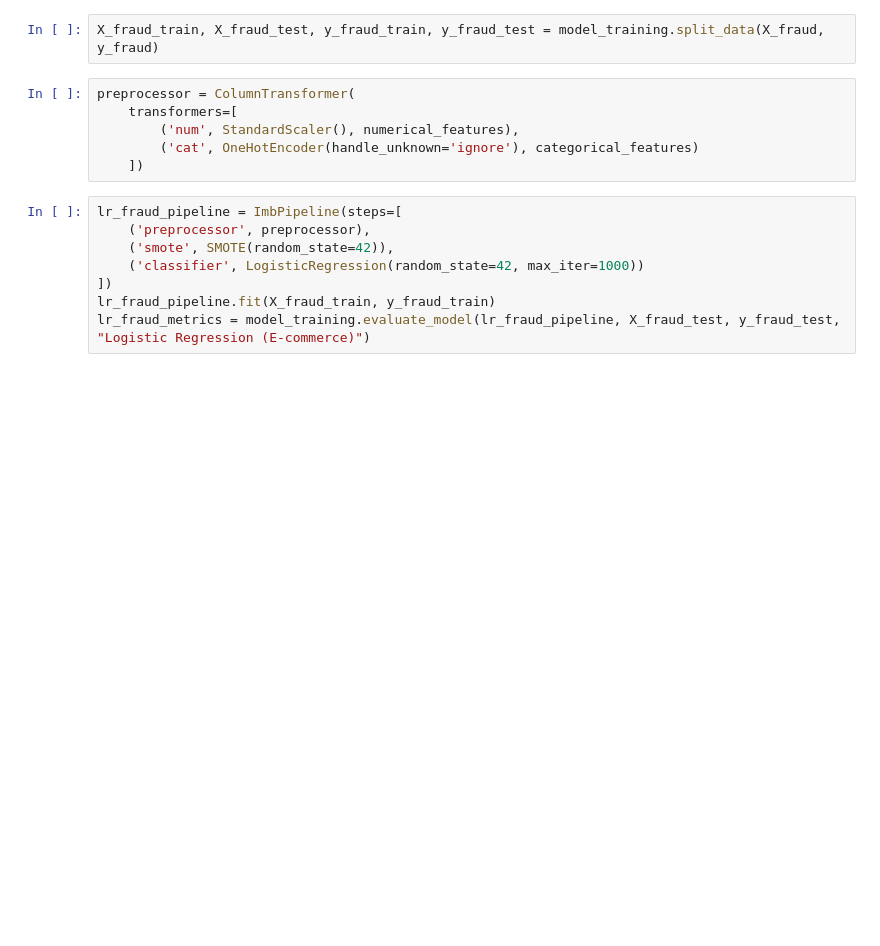
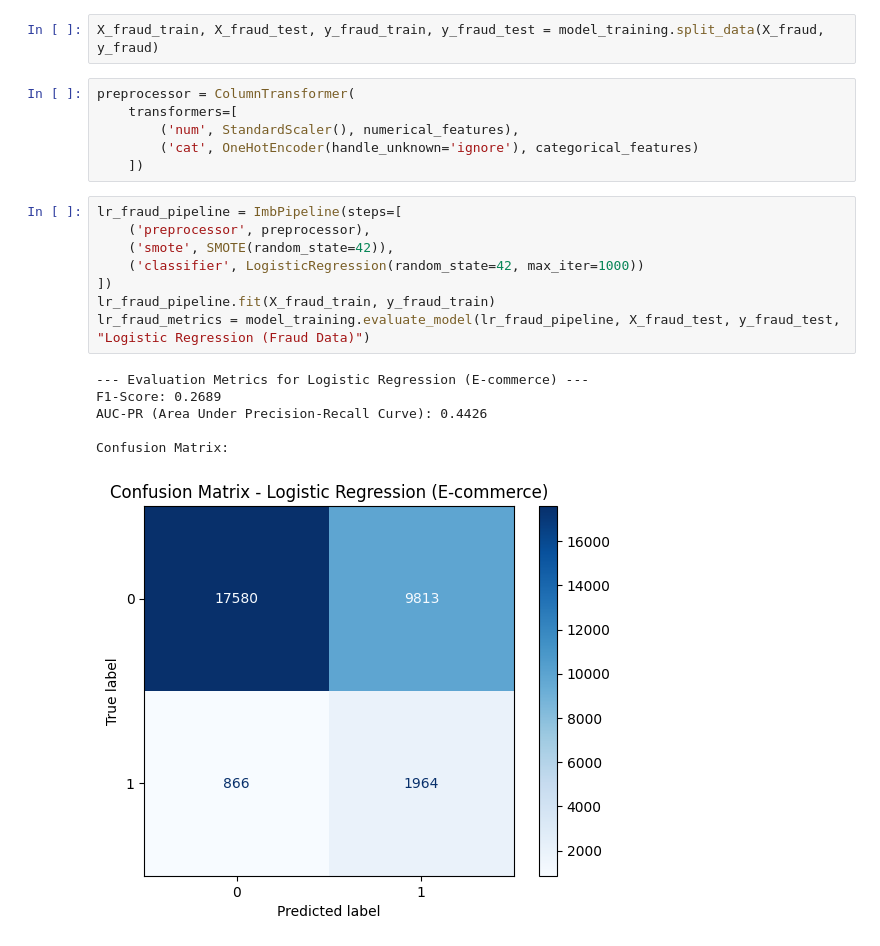
Before and after one commit to b-isry/Adey-fraud-detection, a Jupyter notebook: notebooks/model_training.ipynb, the cells around one changed output. Drawn from its saved outputs; the diff is of its cells as text; blank space fills up the shorter version.

Commit message:
model training

```diff
--- a/notebooks/model_training.ipynb
+++ b/notebooks/model_training.ipynb
@@ -63,11 +90,18 @@ preprocessor = ColumnTransformer(
 # %%
 lr_fraud_pipeline = ImbPipeline(steps=[
     ('preprocessor', preprocessor),
     ('smote', SMOTE(random_state=42)),
     ('classifier', LogisticRegression(random_state=42, max_iter=1000))
 ])
 lr_fraud_pipeline.fit(X_fraud_train, y_fraud_train)
-lr_fraud_metrics = model_training.evaluate_model(lr_fraud_pipeline, X_fraud_test, y_fraud_test, "Logistic Regression (E-commerce)")
+lr_fraud_metrics = model_training.evaluate_model(lr_fraud_pipeline, X_fraud_test, y_fraud_test, "Logistic Regression (Fraud Data)")
+# %% [output]
+--- Evaluation Metrics for Logistic Regression (E-commerce) ---
+F1-Score: 0.2689
+AUC-PR (Area Under Precision-Recall Curve): 0.4426
+
+Confusion Matrix:
+[figure, added]
 # %%
 rf_fraud_pipeline = ImbPipeline(steps=[
     ('preprocessor', preprocessor),
```
Also changed, not shown: parts of 8 cells of this notebook.
